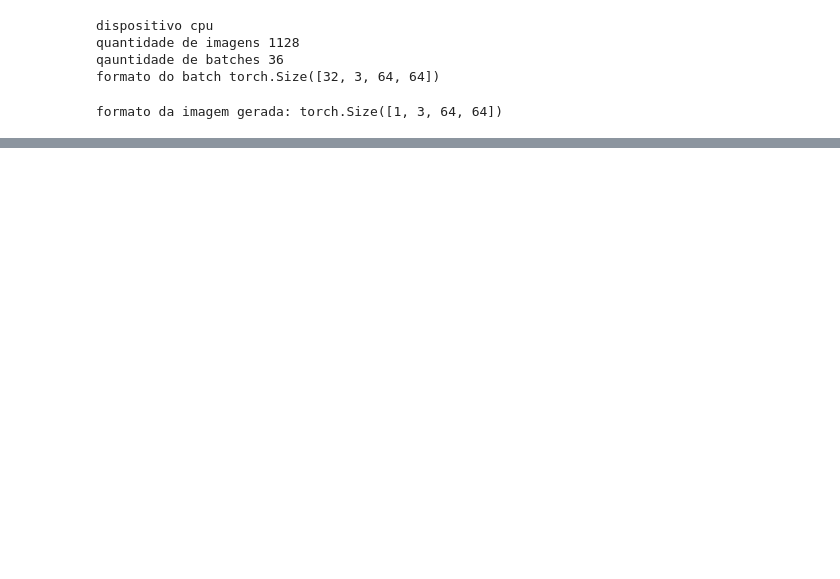
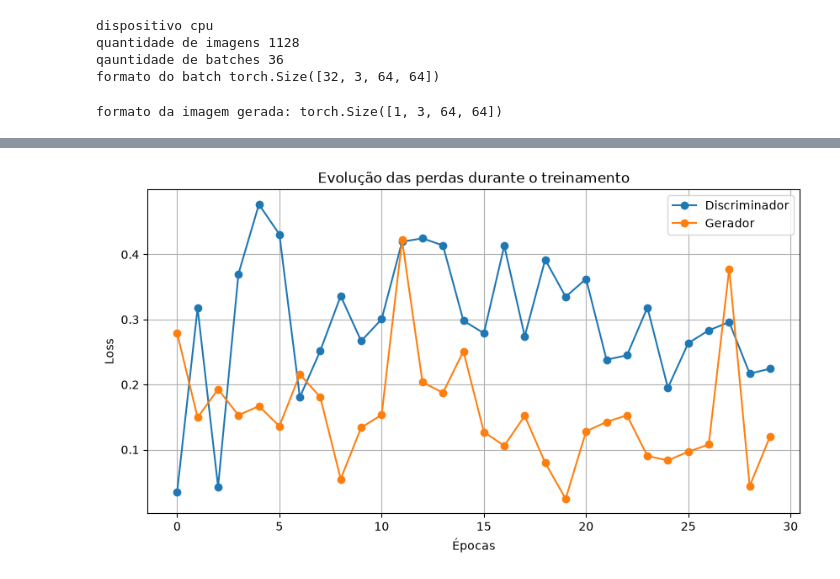
Before and after one commit to dudum17/projeto-final-machine-learning, a Jupyter notebook: projeto_final.ipynb, the cells around one changed output, grey strips where cells are left out. Drawn from its saved outputs; the diff is of its cells as text; code cells hidden in the pictures; blank space fills up the shorter version.

```diff
--- a/projeto_final.ipynb
+++ b/projeto_final.ipynb
@@ -228,0 +262,17 @@ D
+# %%
+
+import matplotlib.pyplot as plt
+
+plt.figure(figsize=(10, 5))
+
+plt.plot(historico_D, label="Discriminador", marker="o")
+plt.plot(historico_G, label="Gerador", marker="o")
+
+plt.title("Evolução das perdas durante o treinamento")
+plt.xlabel("Épocas")
+plt.ylabel("Loss")
+plt.legend()
+plt.grid(True)
+plt.show()
+# %% [output]
+[figure, added]
```
Also changed, not shown: parts of 7 cells of this notebook, 1 other file.
